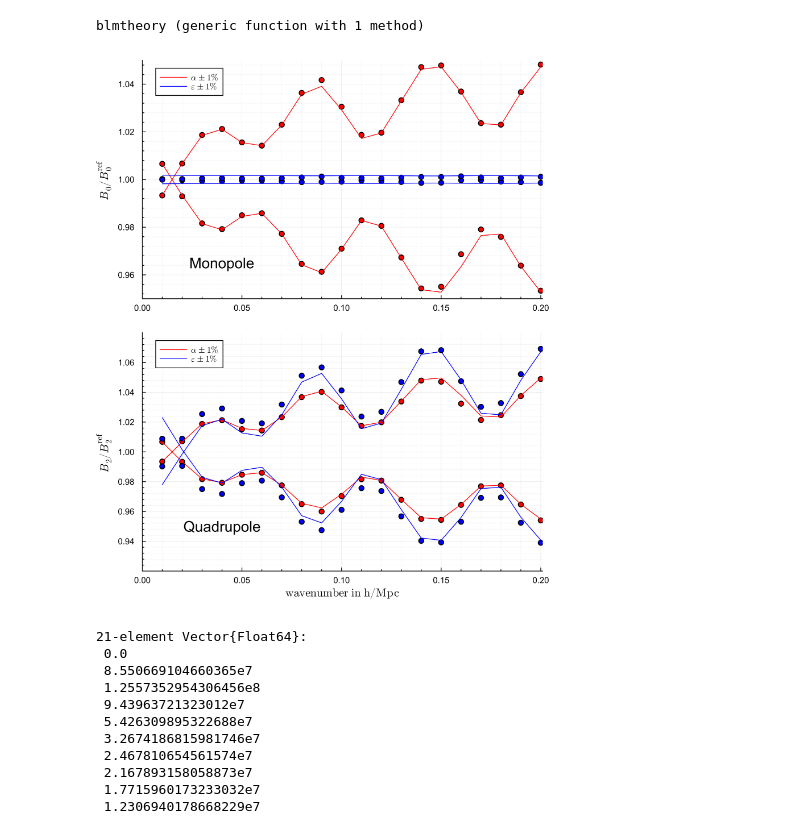
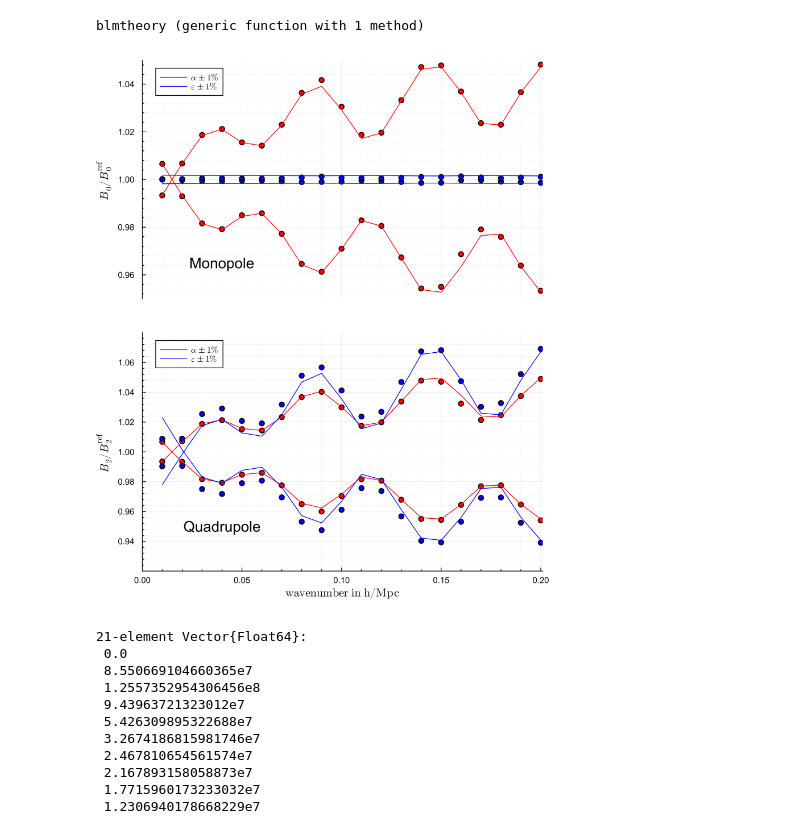
Before and after one commit to ladosamushia/BispectrumAP, a Jupyter notebook: BAOplots.ipynb, the cells around one changed output. Cells and saved outputs as stored; diff of their text form; code cells hidden in the pictures.

```diff
--- a/BAOplots.ipynb
+++ b/BAOplots.ipynb
@@ -333,33 +333,33 @@ end
 # %%
 scatter(kgrid, b00list[1,:]./B00fid, label=:none, color=:red, layout=(2,1), size=(650, 800), dpi=300, subplot=1)
 scatter!(kgrid, b00list[2,:]./B00fid, label=:none, color=:red, subplot=1)
 scatter!(kgrid, b00list[3,:]./B00fid, label=:none, color=:blue, subplot=1)
 scatter!(kgrid, b00list[4,:]./B00fid, label=:none, color=:blue, subplot=1)
 
 plot!(kgrid, b00thlist[1,:]./B00fid, label=:none, color=:red, subplot=1)
 plot!(kgrid, b00thlist[2,:]./B00fid, label=L"\alpha \pm 1\%", color=:red, subplot=1)
 plot!(kgrid, b00thlist[3,:]./B00fid, label=:none, color=:blue, subplot=1)
 plot!(kgrid, b00thlist[4,:]./B00fid, label=L"\epsilon \pm 1\%", color=:blue, subplot=1, legend=:topleft)
 
 scatter!(kgrid, B20fid./b20list[1,:], label=:none, color=:red, subplot=2)
 scatter!(kgrid, B20fid./b20list[2,:], label=:none, color=:red, subplot=2)
 scatter!(kgrid, B20fid./b20list[3,:], label=:none, color=:blue, subplot=2)
 scatter!(kgrid, B20fid./b20list[4,:], label=:none, color=:blue, subplot=2)
 
 plot!(kgrid, B20fid./b20thlist[1,:], label=:none, color=:red, subplot=2)
 plot!(kgrid, B20fid./b20thlist[2,:], label=L"\alpha \pm 1\%", color=:red, subplot=2)
 plot!(kgrid, B20fid./b20thlist[3,:], label=:none, color=:blue, subplot=2)
 plot!(kgrid, B20fid./b20thlist[4,:], label=L"\epsilon \pm 1\%", color=:blue, subplot=2, legend=:topleft)
 
 plot!(xlabel=L"\textrm{wavenumber\ in\ h/Mpc}", ylabel=L"B_2/B^\mathrm{ref}_2", subplot=2)
 plot!(ylabel=L"B_0/B^\mathrm{ref}_0", subplot=1)
-plot!(xrange=(0,0.201), yrange=(0.95,1.05),grid=true,fontfamily="Arial",minorticks=:true,minorgrid=true, subplot=1)
+plot!(xrange=(0,0.201), xaxis=:false, yrange=(0.95,1.05),grid=true,fontfamily="Arial",minorticks=:true,minorgrid=true, subplot=1)
 plot!(xrange=(0,0.201), yrange=(0.92,1.08), yticks=([0.94, 0.96, 0.98, 1.00, 1.02, 1.04, 1.06]), grid=true,fontfamily="Arial",minorticks=:true,minorgrid=true, subplot=2)
 annotate!(0.04, 0.965, "Monopole", fontfamily="Arial", subplot=1)
 annotate!(0.04, 0.95, "Quadrupole", fontfamily="Arial", subplot=2)
 #savefig("Bap.png")
 # %% [output]
-[figure, old version]
+[figure, new version]
 # %%
 b1 = b40(kgrid, kgrid, kgrid, 1.00, 1.00)
 b2 = b40(kgrid, kgrid, kgrid, 1.00, 1.01)
```
